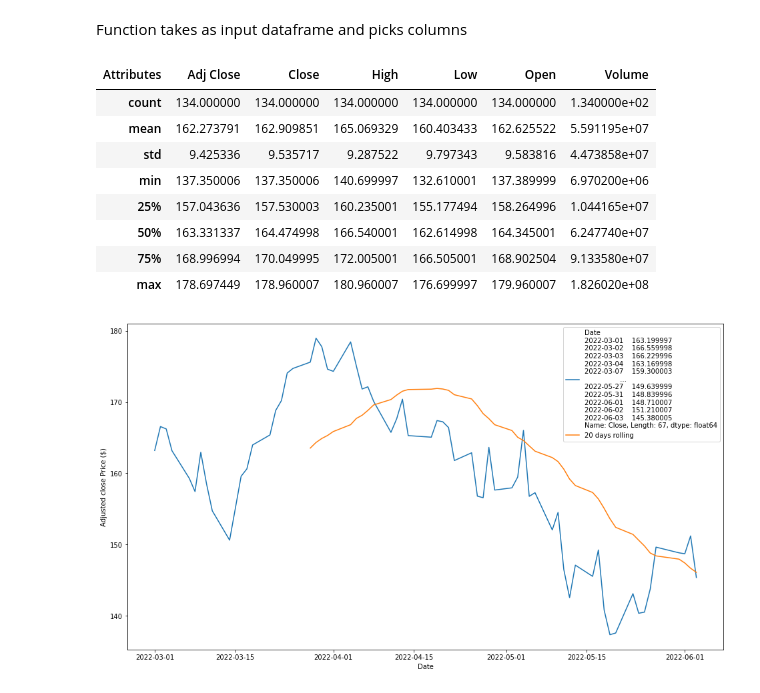
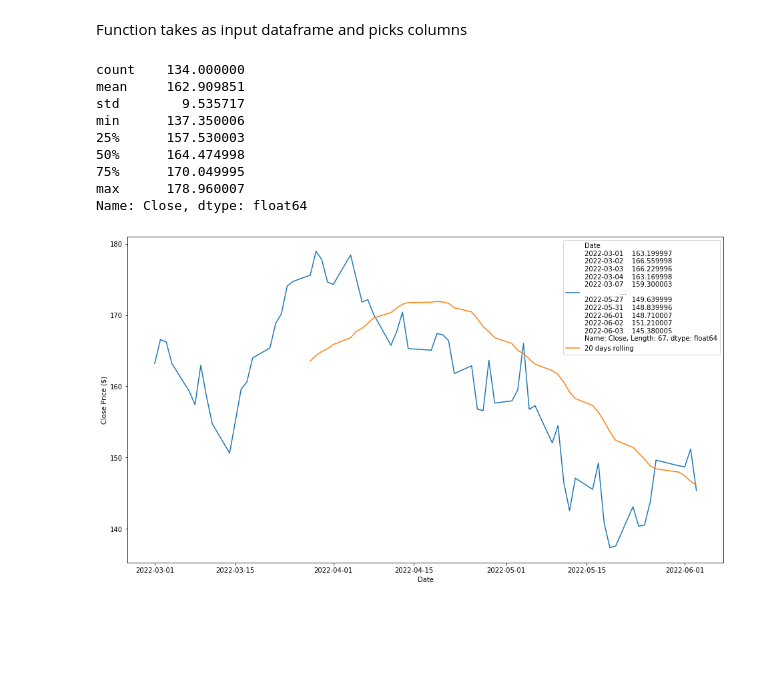
Before and after one commit to BeyeA/Stock-Market-Data-Science, a Jupyter notebook: Stock Analysis.ipynb, the cells around one changed output. Drawn from its saved outputs; the diff is of its cells as text; code cells hidden in the pictures; blank space fills up the shorter version.

```diff
--- a/Stock Analysis.ipynb
+++ b/Stock Analysis.ipynb
@@ -47,9 +36,15 @@ Name: Close, dtype: float64
 Function takes as input dataframe and picks columns
 # %%
 def pickmydata(data_pack, attributes):
-    data_pack
+    #Getting requested columns
+    col = data_pack[attributes]
+    col.head()
+
+    #Statistics for requested column
+    output = data_pack[attributes].describe()
+
     #Object series indexed by date
-    tickers = close.loc[:, 'AAPL']
+    tickers = col.loc[:, 'AAPL']
 
     #20-day moving average
     short_rolling_tickers = tickers.rolling(window=20).mean()
@@ -59,19 +54,19 @@ def pickmydata(data_pack, attributes):
     ax.plot(tickers.index, tickers, label=tickers)
     ax.plot(short_rolling_tickers.index, short_rolling_tickers, label='20 days rolling')
     ax.set_xlabel('Date')
-    ax.set_ylabel('Adjusted ' + attributes + ' Price ($)')
+    ax.set_ylabel(attributes + ' Price ($)')
     ax.legend()
-    return data_pack.describe()
+    return output
 # %%
-pickmydata(data_pack, "close")
+pickmydata(data_pack, "Close")
 # %% [output]
-| Attributes | Adj Close | Close | High | Low | Open | Volume |
-| count | 134.000000 | 134.000000 | 134.000000 | 134.000000 | 134.000000 | 1.340000e+02 |
-| mean | 162.273791 | 162.909851 | 165.069329 | 160.403433 | 162.625522 | 5.591195e+07 |
-| std | 9.425336 | 9.535717 | 9.287522 | 9.797343 | 9.583816 | 4.473858e+07 |
-| min | 137.350006 | 137.350006 | 140.699997 | 132.610001 | 137.389999 | 6.970200e+06 |
-| 25% | 157.043636 | 157.530003 | 160.235001 | 155.177494 | 158.264996 | 1.044165e+07 |
-| 50% | 163.331337 | 164.474998 | 166.540001 | 162.614998 | 164.345001 | 6.247740e+07 |
-| 75% | 168.996994 | 170.049995 | 172.005001 | 166.505001 | 168.902504 | 9.133580e+07 |
-| max | 178.697449 | 178.960007 | 180.960007 | 176.699997 | 179.960007 | 1.826020e+08 |
+count    134.000000
+mean     162.909851
+std        9.535717
+min      137.350006
+25%      157.530003
+50%      164.474998
+75%      170.049995
+max      178.960007
+Name: Close, dtype: float64
-[figure, old version]
+[figure, new version]
```
Also changed, not shown: parts of 1 cell of this notebook.
